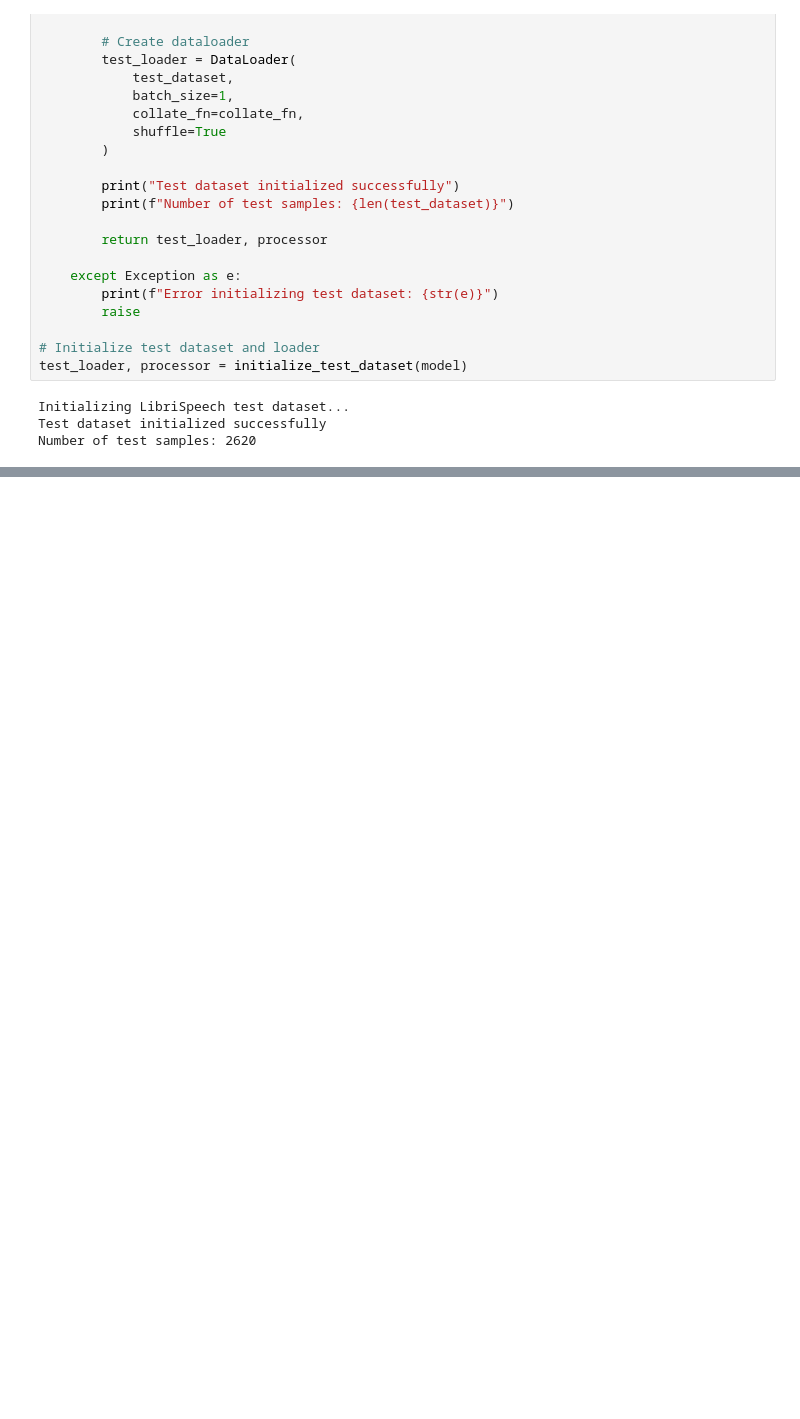
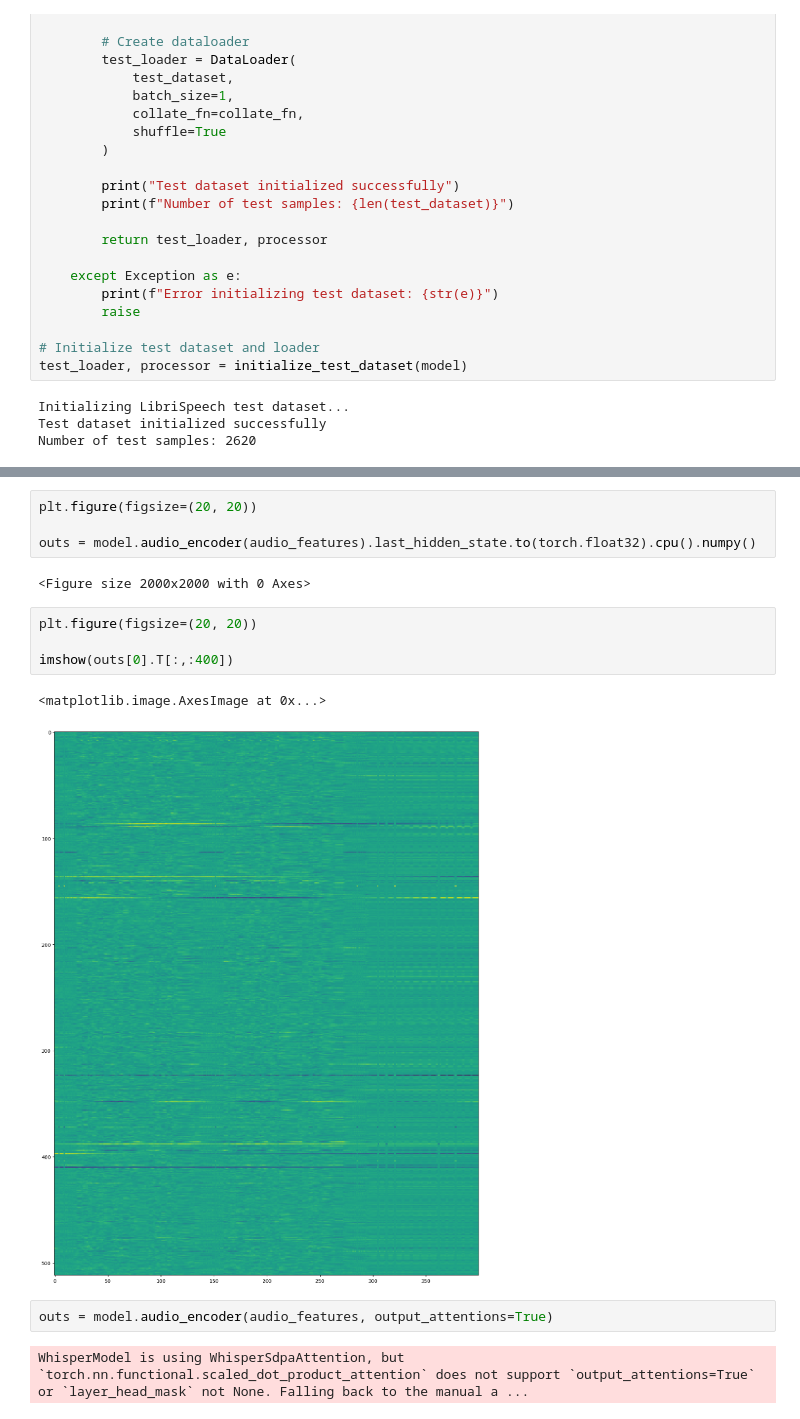
Before and after one commit to thorhojhus/multimodal-alignment, a Jupyter notebook: notebooks/load_and_run_model_from_checkpoint.ipynb, the cells around one changed output, grey strips where cells are left out. Drawn from its saved outputs; the diff is of its cells as text; blank space fills up the shorter version.

```diff
--- a/notebooks/load_and_run_model_from_checkpoint.ipynb
+++ b/notebooks/load_and_run_model_from_checkpoint.ipynb
@@ -229,0 +260,17 @@ Ground truth: Find some Cresswells there big plantations rated at two hundred an
+# %%
+plt.figure(figsize=(20, 20))
+
+outs = model.audio_encoder(audio_features).last_hidden_state.to(torch.float32).cpu().numpy()
+# %% [output]
+<Figure size 2000x2000 with 0 Axes>
+# %%
+plt.figure(figsize=(20, 20))
+
+imshow(outs[0].T[:,:400])
+# %% [output]
+<matplotlib.image.AxesImage at 0x...>
+[figure, added]
+# %%
+outs = model.audio_encoder(audio_features, output_attentions=True)
+# %% [output]
+WhisperModel is using WhisperSdpaAttention, but `torch.nn.functional.scaled_dot_product_attention` does not support `output_attentions=True` or `layer_head_mask` not None. Falling back to the manual a ...
```
Also changed, not shown: parts of 16 cells of this notebook, 2 other files.
